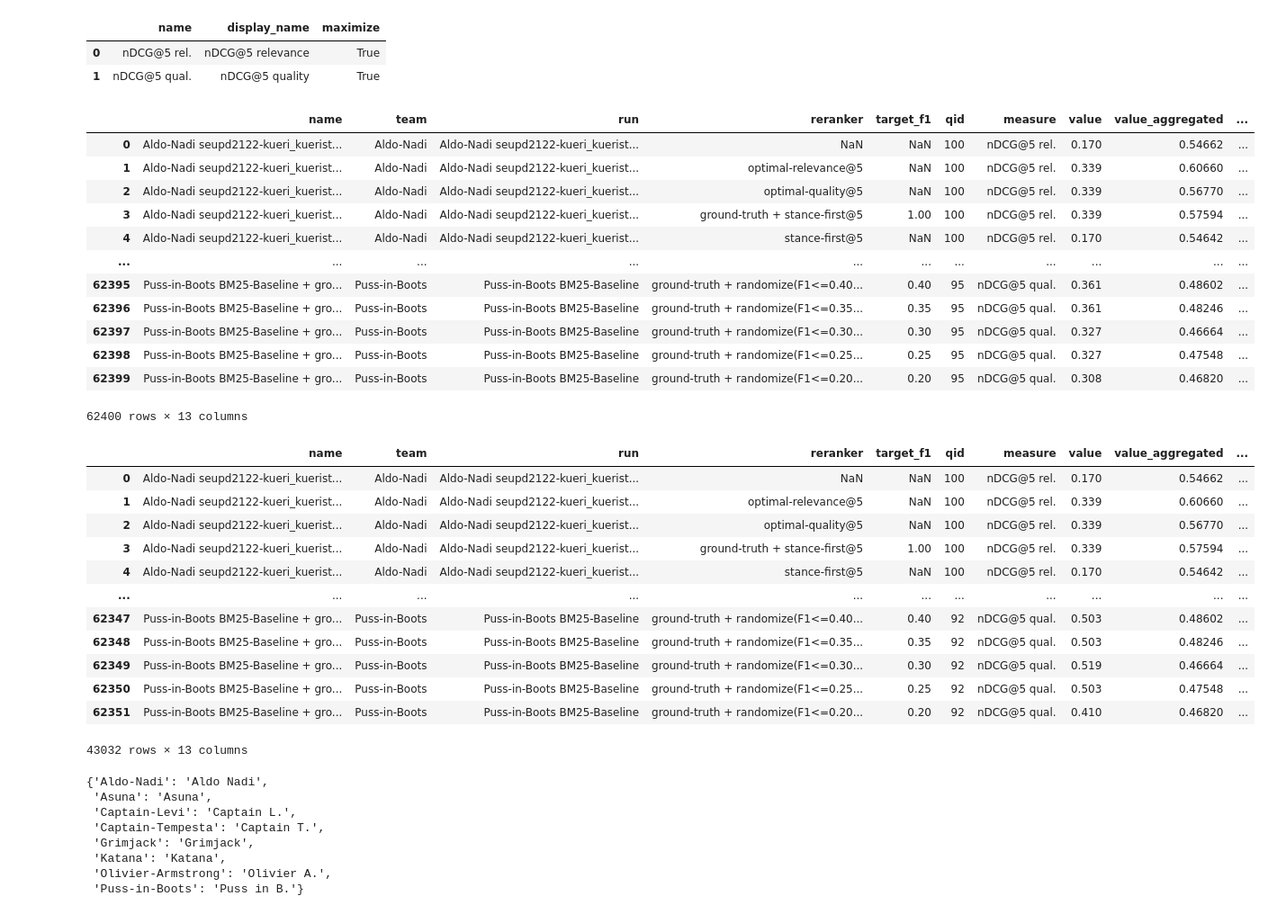
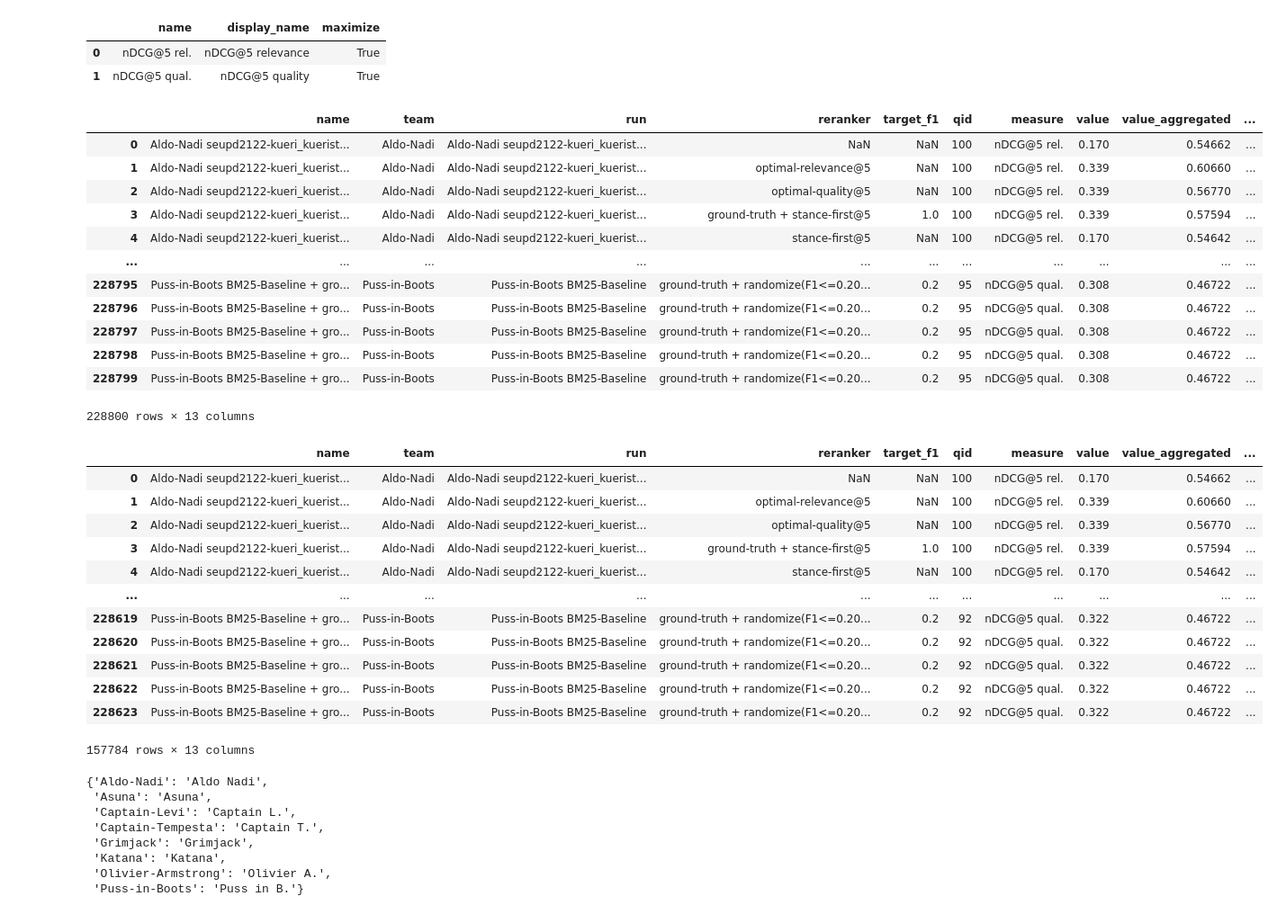
Before and after one commit to webis-de/argmining23-stance-aware-re-ranking, a Jupyter notebook: notebooks/evaluation_reranking.ipynb, the cells around one changed output. Shown at 90% size. Saved outputs shown, nothing was run; the diff lists cells and outputs as text; code cells hidden in the pictures.

```diff
--- a/notebooks/evaluation_reranking.ipynb
+++ b/notebooks/evaluation_reranking.ipynb
@@ -33,7 +32,7 @@ def target_f1(name: str) -> float:
 df: DataFrame = read_csv("../data/metrics-reranking.csv")
 
 # Remove duplicate runs.
-df = df.groupby(["name", "qid"], dropna=False, sort=False).aggregate("first").reset_index()
+# df = df.groupby(["name", "qid"], dropna=False, sort=False).aggregate("first").reset_index()
 
 # Pivot measures into column values.
 df = concat([
@@ -67,46 +66,50 @@ df = df.merge(df_aggregated, on=["name", "measure"], suffixes=("", "_aggregated"
 # Add differences to original runs.
 df = df.merge(
     df.loc[df["reranker"].isna(), ["qid", "measure", "run", "value", "value_aggregated"]],
     on=["qid", "measure", "run"],
     suffixes=("", "_original"),
 ).rename(columns={"value_aggregated_original": "value_original_aggregated"})
 
 # Add differences to optimal runs.
 df = df.merge(
     df.loc[df["reranker"] == "optimal-relevance@5", ["qid", "measure", "run", "value", "value_aggregated"]],
     on=["qid", "measure", "run"],
     suffixes=("", "_optimal_relevance"),
 )
 # df = df[df["reranker"] != "optimal-relevance@5"]
 df = df.merge(
     df.loc[df["reranker"] == "optimal-quality@5", ["qid", "measure", "run", "value", "value_aggregated"]],
     on=["qid", "measure", "run"],
     suffixes=("", "_optimal_quality"),
 )
 # df = df[df["reranker"] != "optimal-quality@5"]
-df.loc[df["measure"] == "nDCG@5 rel.", "value_optimal"] = df.loc[df["measure"] == "nDCG@5 rel.", "value_optimal_relevance"]
-df.loc[df["measure"] == "nDCG@5 rel.", "value_optimal_aggregated"] = df.loc[df["measure"] == "nDCG@5 rel.", "value_aggregated_optimal_relevance"]
+df.loc[df["measure"] == "nDCG@5 rel.", "value_optimal"] = df.loc[
+    df["measure"] == "nDCG@5 rel.", "value_optimal_relevance"]
+df.loc[df["measure"] == "nDCG@5 rel.", "value_optimal_aggregated"] = df.loc[
+    df["measure"] == "nDCG@5 rel.", "value_aggregated_optimal_relevance"]
 del df["value_optimal_relevance"]
 del df["value_aggregated_optimal_relevance"]
-df.loc[df["measure"] == "nDCG@5 qual.", "value_optimal"] = df.loc[df["measure"] == "nDCG@5 qual.", "value_optimal_quality"]
-df.loc[df["measure"] == "nDCG@5 qual.", "value_optimal_aggregated"] = df.loc[df["measure"] == "nDCG@5 qual.", "value_aggregated_optimal_quality"]
+df.loc[df["measure"] == "nDCG@5 qual.", "value_optimal"] = df.loc[
+    df["measure"] == "nDCG@5 qual.", "value_optimal_quality"]
+df.loc[df["measure"] == "nDCG@5 qual.", "value_optimal_aggregated"] = df.loc[
+    df["measure"] == "nDCG@5 qual.", "value_aggregated_optimal_quality"]
 del df["value_optimal_quality"]
 del df["value_aggregated_optimal_quality"]
 df
 # %% [output]
 |  | name | team | run | reranker | target_f1 | qid | measure | value | value_aggregated | ... |
 | 0 | Aldo-Nadi seupd2122-kueri_kuerist... | Aldo-Nadi | Aldo-Nadi seupd2122-kueri_kuerist... | NaN | NaN | 100 | nDCG@5 rel. | 0.170 | 0.54662 | ... |
 | 1 | Aldo-Nadi seupd2122-kueri_kuerist... | Aldo-Nadi | Aldo-Nadi seupd2122-kueri_kuerist... | optimal-relevance@5 | NaN | 100 | nDCG@5 rel. | 0.339 | 0.60660 | ... |
 | 2 | Aldo-Nadi seupd2122-kueri_kuerist... | Aldo-Nadi | Aldo-Nadi seupd2122-kueri_kuerist... | optimal-quality@5 | NaN | 100 | nDCG@5 rel. | 0.339 | 0.56770 | ... |
-| 3 | Aldo-Nadi seupd2122-kueri_kuerist... | Aldo-Nadi | Aldo-Nadi seupd2122-kueri_kuerist... | ground-truth + stance-first@5 | 1.00 | 100 | nDCG@5 rel. | 0.339 | 0.57594 | ... |
+| 3 | Aldo-Nadi seupd2122-kueri_kuerist... | Aldo-Nadi | Aldo-Nadi seupd2122-kueri_kuerist... | ground-truth + stance-first@5 | 1.0 | 100 | nDCG@5 rel. | 0.339 | 0.57594 | ... |
 | 4 | Aldo-Nadi seupd2122-kueri_kuerist... | Aldo-Nadi | Aldo-Nadi seupd2122-kueri_kuerist... | stance-first@5 | NaN | 100 | nDCG@5 rel. | 0.170 | 0.54642 | ... |
 | ... | ... | ... | ... | ... | ... | ... | ... | ... | ... | ... |
-| 62395 | Puss-in-Boots BM25-Baseline + gro... | Puss-in-Boots | Puss-in-Boots BM25-Baseline | ground-truth + randomize(F1<=0.40... | 0.40 | 95 | nDCG@5 qual. | 0.361 | 0.48602 | ... |
-| 62396 | Puss-in-Boots BM25-Baseline + gro... | Puss-in-Boots | Puss-in-Boots BM25-Baseline | ground-truth + randomize(F1<=0.35... | 0.35 | 95 | nDCG@5 qual. | 0.361 | 0.48246 | ... |
-| 62397 | Puss-in-Boots BM25-Baseline + gro... | Puss-in-Boots | Puss-in-Boots BM25-Baseline | ground-truth + randomize(F1<=0.30... | 0.30 | 95 | nDCG@5 qual. | 0.327 | 0.46664 | ... |
-| 62398 | Puss-in-Boots BM25-Baseline + gro... | Puss-in-Boots | Puss-in-Boots BM25-Baseline | ground-truth + randomize(F1<=0.25... | 0.25 | 95 | nDCG@5 qual. | 0.327 | 0.47548 | ... |
-| 62399 | Puss-in-Boots BM25-Baseline + gro... | Puss-in-Boots | Puss-in-Boots BM25-Baseline | ground-truth + randomize(F1<=0.20... | 0.20 | 95 | nDCG@5 qual. | 0.308 | 0.46820 | ... |
+| 228795 | Puss-in-Boots BM25-Baseline + gro... | Puss-in-Boots | Puss-in-Boots BM25-Baseline | ground-truth + randomize(F1<=0.20... | 0.2 | 95 | nDCG@5 qual. | 0.308 | 0.46722 | ... |
+| 228796 | Puss-in-Boots BM25-Baseline + gro... | Puss-in-Boots | Puss-in-Boots BM25-Baseline | ground-truth + randomize(F1<=0.20... | 0.2 | 95 | nDCG@5 qual. | 0.308 | 0.46722 | ... |
+| 228797 | Puss-in-Boots BM25-Baseline + gro... | Puss-in-Boots | Puss-in-Boots BM25-Baseline | ground-truth + randomize(F1<=0.20... | 0.2 | 95 | nDCG@5 qual. | 0.308 | 0.46722 | ... |
+| 228798 | Puss-in-Boots BM25-Baseline + gro... | Puss-in-Boots | Puss-in-Boots BM25-Baseline | ground-truth + randomize(F1<=0.20... | 0.2 | 95 | nDCG@5 qual. | 0.308 | 0.46722 | ... |
+| 228799 | Puss-in-Boots BM25-Baseline + gro... | Puss-in-Boots | Puss-in-Boots BM25-Baseline | ground-truth + randomize(F1<=0.20... | 0.2 | 95 | nDCG@5 qual. | 0.308 | 0.46722 | ... |
-62400 rows × 13 columns
+228800 rows × 13 columns
 # %%
 df[df["value_original"] != df["value_optimal"]]
 # %% [output]
@@ -114,15 +117,15 @@ df[df["value_original"] != df["value_optimal"]]
 | 0 | Aldo-Nadi seupd2122-kueri_kuerist... | Aldo-Nadi | Aldo-Nadi seupd2122-kueri_kuerist... | NaN | NaN | 100 | nDCG@5 rel. | 0.170 | 0.54662 | ... |
 | 1 | Aldo-Nadi seupd2122-kueri_kuerist... | Aldo-Nadi | Aldo-Nadi seupd2122-kueri_kuerist... | optimal-relevance@5 | NaN | 100 | nDCG@5 rel. | 0.339 | 0.60660 | ... |
 | 2 | Aldo-Nadi seupd2122-kueri_kuerist... | Aldo-Nadi | Aldo-Nadi seupd2122-kueri_kuerist... | optimal-quality@5 | NaN | 100 | nDCG@5 rel. | 0.339 | 0.56770 | ... |
-| 3 | Aldo-Nadi seupd2122-kueri_kuerist... | Aldo-Nadi | Aldo-Nadi seupd2122-kueri_kuerist... | ground-truth + stance-first@5 | 1.00 | 100 | nDCG@5 rel. | 0.339 | 0.57594 | ... |
+| 3 | Aldo-Nadi seupd2122-kueri_kuerist... | Aldo-Nadi | Aldo-Nadi seupd2122-kueri_kuerist... | ground-truth + stance-first@5 | 1.0 | 100 | nDCG@5 rel. | 0.339 | 0.57594 | ... |
 | 4 | Aldo-Nadi seupd2122-kueri_kuerist... | Aldo-Nadi | Aldo-Nadi seupd2122-kueri_kuerist... | stance-first@5 | NaN | 100 | nDCG@5 rel. | 0.170 | 0.54642 | ... |
 | ... | ... | ... | ... | ... | ... | ... | ... | ... | ... | ... |
-| 62347 | Puss-in-Boots BM25-Baseline + gro... | Puss-in-Boots | Puss-in-Boots BM25-Baseline | ground-truth + randomize(F1<=0.40... | 0.40 | 92 | nDCG@5 qual. | 0.503 | 0.48602 | ... |
-| 62348 | Puss-in-Boots BM25-Baseline + gro... | Puss-in-Boots | Puss-in-Boots BM25-Baseline | ground-truth + randomize(F1<=0.35... | 0.35 | 92 | nDCG@5 qual. | 0.503 | 0.48246 | ... |
-| 62349 | Puss-in-Boots BM25-Baseline + gro... | Puss-in-Boots | Puss-in-Boots BM25-Baseline | ground-truth + randomize(F1<=0.30... | 0.30 | 92 | nDCG@5 qual. | 0.519 | 0.46664 | ... |
-| 62350 | Puss-in-Boots BM25-Baseline + gro... | Puss-in-Boots | Puss-in-Boots BM25-Baseline | ground-truth + randomize(F1<=0.25... | 0.25 | 92 | nDCG@5 qual. | 0.503 | 0.47548 | ... |
-| 62351 | Puss-in-Boots BM25-Baseline + gro... | Puss-in-Boots | Puss-in-Boots BM25-Baseline | ground-truth + randomize(F1<=0.20... | 0.20 | 92 | nDCG@5 qual. | 0.410 | 0.46820 | ... |
+| 228619 | Puss-in-Boots BM25-Baseline + gro... | Puss-in-Boots | Puss-in-Boots BM25-Baseline | ground-truth + randomize(F1<=0.20... | 0.2 | 92 | nDCG@5 qual. | 0.322 | 0.46722 | ... |
+| 228620 | Puss-in-Boots BM25-Baseline + gro... | Puss-in-Boots | Puss-in-Boots BM25-Baseline | ground-truth + randomize(F1<=0.20... | 0.2 | 92 | nDCG@5 qual. | 0.322 | 0.46722 | ... |
+| 228621 | Puss-in-Boots BM25-Baseline + gro... | Puss-in-Boots | Puss-in-Boots BM25-Baseline | ground-truth + randomize(F1<=0.20... | 0.2 | 92 | nDCG@5 qual. | 0.322 | 0.46722 | ... |
+| 228622 | Puss-in-Boots BM25-Baseline + gro... | Puss-in-Boots | Puss-in-Boots BM25-Baseline | ground-truth + randomize(F1<=0.20... | 0.2 | 92 | nDCG@5 qual. | 0.322 | 0.46722 | ... |
+| 228623 | Puss-in-Boots BM25-Baseline + gro... | Puss-in-Boots | Puss-in-Boots BM25-Baseline | ground-truth + randomize(F1<=0.20... | 0.2 | 92 | nDCG@5 qual. | 0.322 | 0.46722 | ... |
-43032 rows × 13 columns
+157784 rows × 13 columns
 # %%
 short_team_names = {}
 team: str
```
Also changed, not shown: parts of 9 cells of this notebook, 4 other files.
